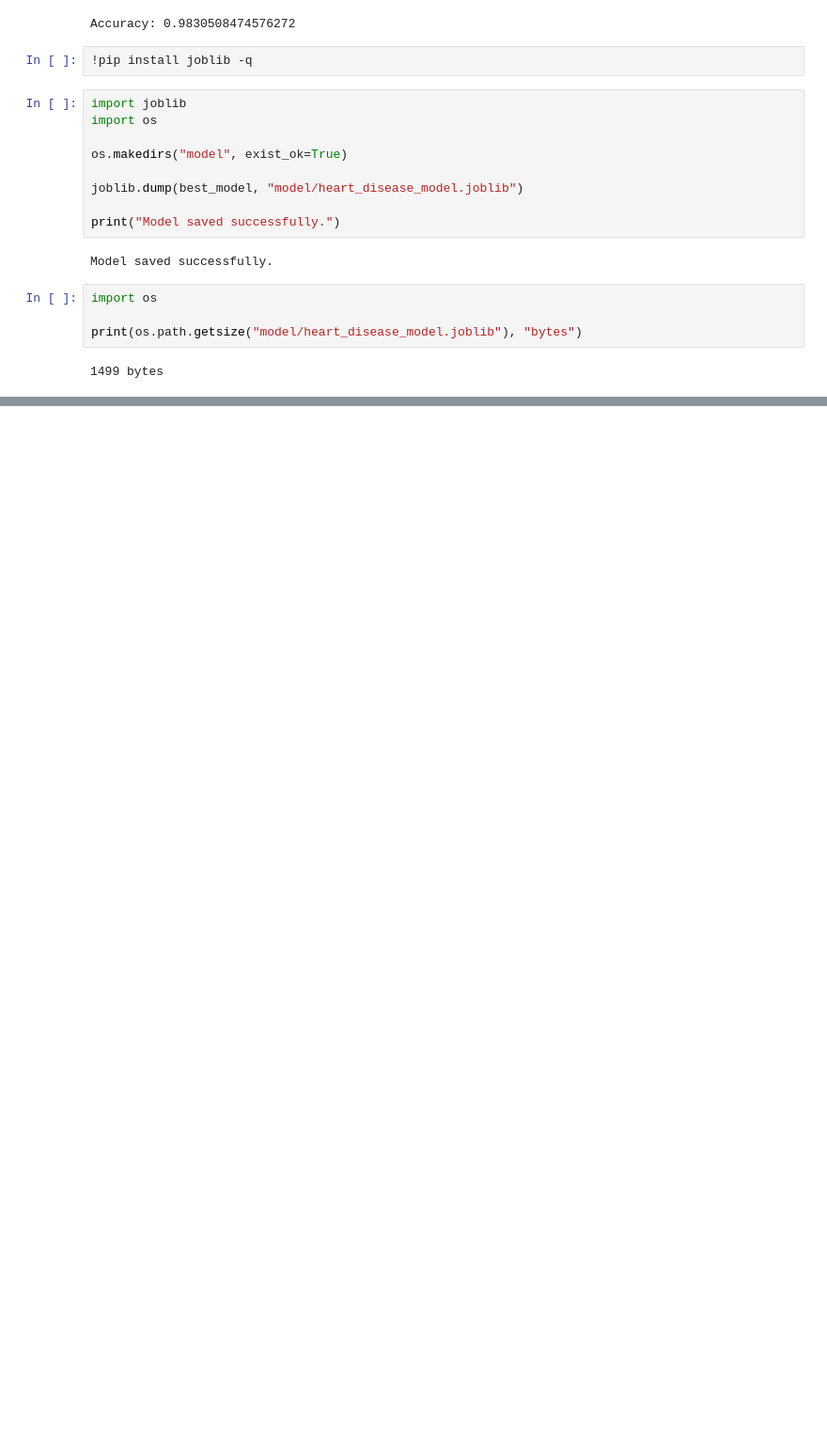
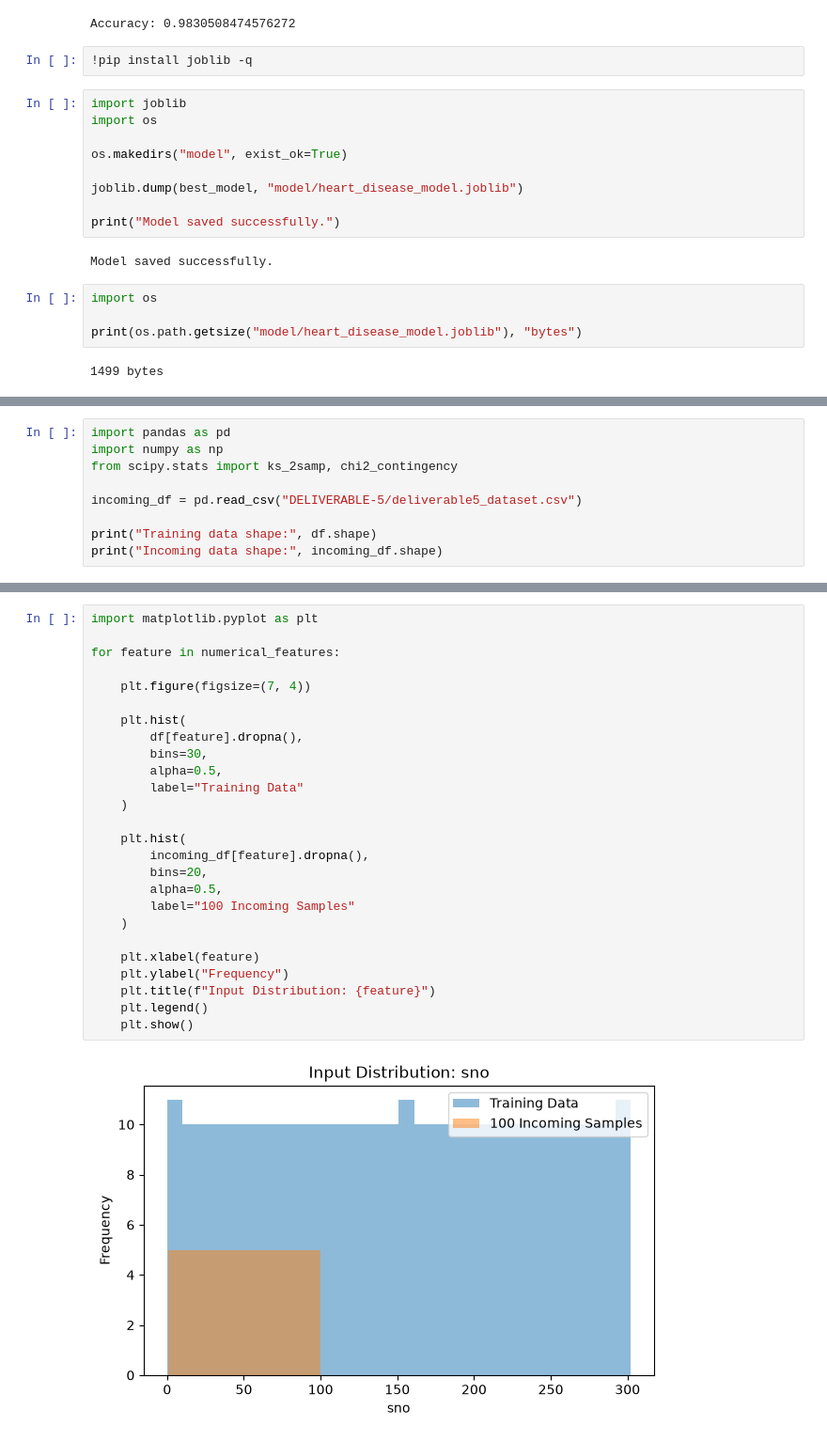
Before and after one commit to 22f1001871/22F1001871_IITMBS_MLOPS_OPPE2_MAY_2026, a Jupyter notebook: HeartDiseaseTrainingAndPrediction.ipynb, the cells around one changed output, grey strips where cells are left out. Shown at 94% size. Saved outputs shown, nothing was run; the diff lists cells and outputs as text; blank space fills up the shorter version.

```diff
--- a/HeartDiseaseTrainingAndPrediction.ipynb
+++ b/HeartDiseaseTrainingAndPrediction.ipynb
@@ -445,0 +438,9 @@ print(os.path.getsize("model/heart_disease_model.joblib"), "bytes")
+# %%
+import pandas as pd
+import numpy as np
+from scipy.stats import ks_2samp, chi2_contingency
+
+incoming_df = pd.read_csv("DELIVERABLE-5/deliverable5_dataset.csv")
+
+print("Training data shape:", df.shape)
+print("Incoming data shape:", incoming_df.shape)
@@ -445,0 +596,28 @@ print(os.path.getsize("model/heart_disease_model.joblib"), "bytes")
+# %%
+import matplotlib.pyplot as plt
+
+for feature in numerical_features:
+
+    plt.figure(figsize=(7, 4))
+
+    plt.hist(
+        df[feature].dropna(),
+        bins=30,
+        alpha=0.5,
+        label="Training Data"
+    )
+
+    plt.hist(
+        incoming_df[feature].dropna(),
+        bins=20,
+        alpha=0.5,
+        label="100 Incoming Samples"
+    )
+
+    plt.xlabel(feature)
+    plt.ylabel("Frequency")
+    plt.title(f"Input Distribution: {feature}")
+    plt.legend()
+    plt.show()
+# %% [output]
+[figure, added]
```
Also changed, not shown: parts of 20 cells of this notebook, 7 other files.
